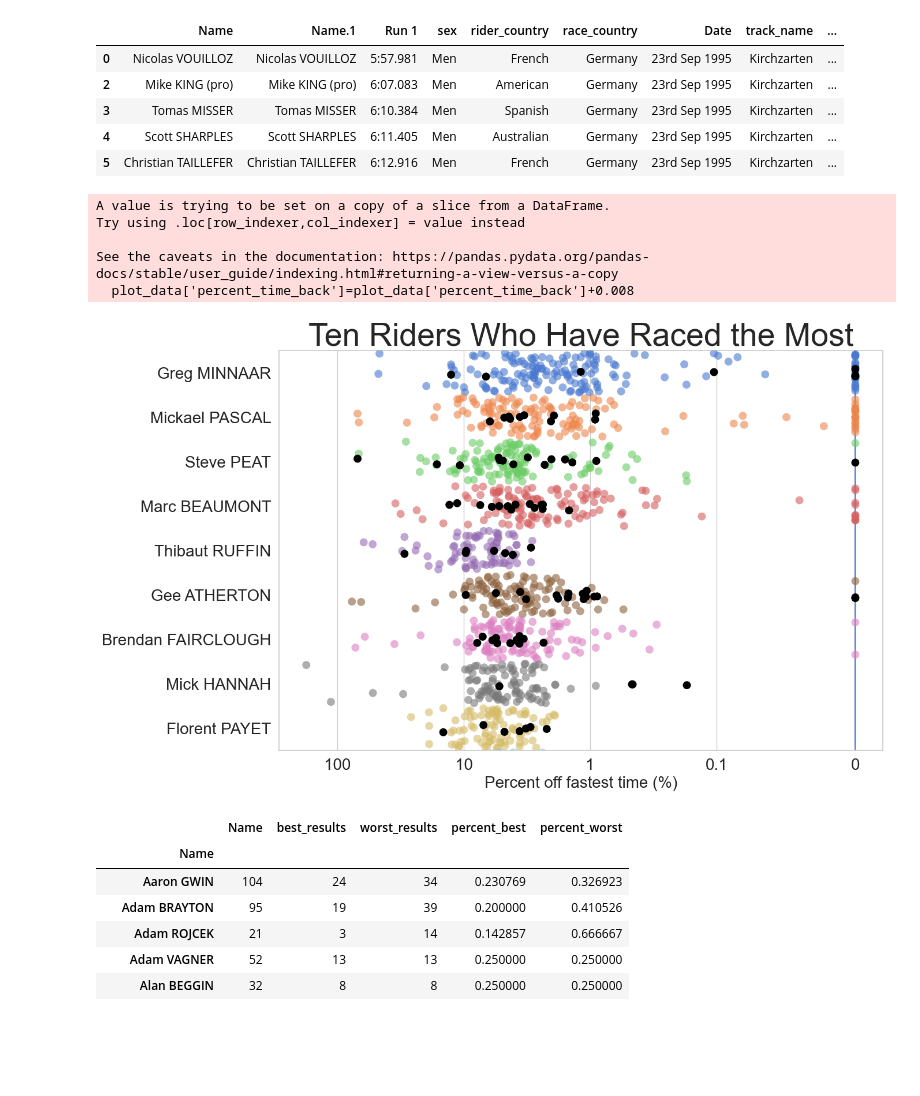
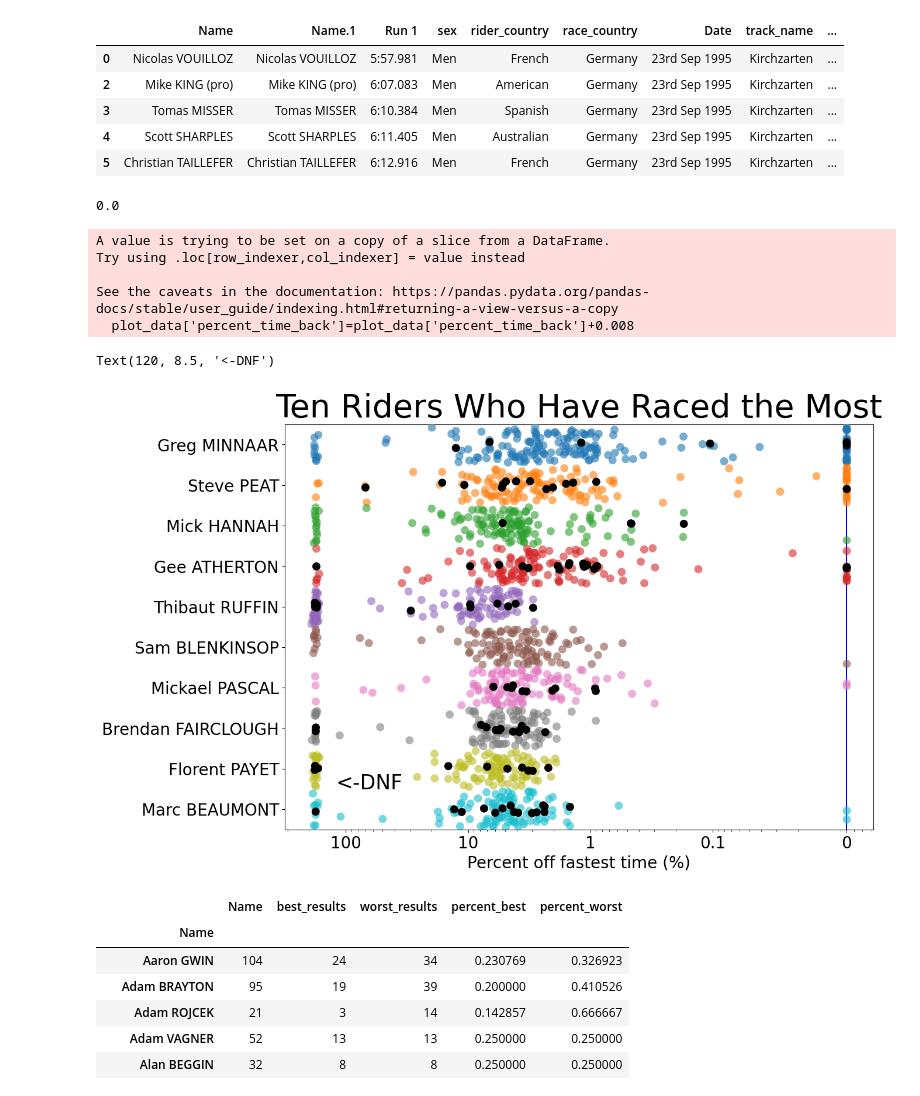
Before and after one commit to nathantomczyk/world_cup_downhill_data_science, a Jupyter notebook: Exploratory_Data_Analysis_and_transformation.ipynb, the cells around one changed output. Saved outputs shown, nothing was run; the diff lists cells and outputs as text; code cells hidden in the pictures; blank space fills up the shorter version.

Commit message:
Built two Rshiny apps for the project, reran python code too to update the figures

```diff
--- a/Exploratory_Data_Analysis_and_transformation.ipynb
+++ b/Exploratory_Data_Analysis_and_transformation.ipynb
@@ -139,30 +139,39 @@ d.head()
 # %%
 most_races = d.groupby(['Name'])['Name'].count()
 top_ten=most_races.sort_values(ascending=False).head(10).index
-# %%
-plot_data=d[~d['Run 1'].isin(list(bad_results))]
-plot_data['percent_time_back']=plot_data['percent_time_back']+0.008
-home_races=plot_data[plot_data['home_race']==1]
-# %% [output]
-A value is trying to be set on a copy of a slice from a DataFrame.
-Try using .loc[row_indexer,col_indexer] = value instead
-
-See the caveats in the documentation: https://pandas.pydata.org/pandas-docs/stable/user_guide/indexing.html#returning-a-view-versus-a-copy
-  plot_data['percent_time_back']=plot_data['percent_time_back']+0.008
+# %%
+min(d.loc[d['Name']=='Steve PEAT','percent_time_back'])
+# %% [output]
+0.0
+# %%
+plot_data=d[d['Name'].isin(list(top_ten))]
+plot_data['percent_time_back']=plot_data['percent_time_back']+0.008
+plot_data.loc[plot_data['Run 1'].isin(list(bad_results)),'percent_time_back']=max(plot_data['percent_time_back'])+np.random.normal(loc=0, scale=5, size=len(plot_data.loc[plot_data['Run 1'].isin(list(bad_results)),'percent_time_back']))
+#plot_data.loc[plot_data['Run 1'].isin(list(bad_results)),'DNF']='yes'
+home_races=plot_data[plot_data['home_race']==1]
+# %% [output]
+A value is trying to be set on a copy of a slice from a DataFrame.
+Try using .loc[row_indexer,col_indexer] = value instead
+
+See the caveats in the documentation: https://pandas.pydata.org/pandas-docs/stable/user_guide/indexing.html#returning-a-view-versus-a-copy
+  plot_data['percent_time_back']=plot_data['percent_time_back']+0.008
 # %%
-ax=sns.stripplot(data=plot_data[plot_data['Name'].isin(list(top_ten))],x='percent_time_back',y="Name",order=list(top_ten),alpha=0.6,
+plt.figure(figsize=(13,9))
+ax=sns.stripplot(data=plot_data,x='percent_time_back',y="Name",order=list(top_ten),alpha=0.6,
              jitter=0.45,size=10)
-sns.stripplot(data=home_races[home_races['Name'].isin(list(top_ten))],x='percent_time_back',order=list(top_ten),y="Name",palette=['black'],size=10, ax=ax)
+sns.stripplot(data=home_races,x='percent_time_back',order=list(top_ten),y="Name",palette=['black'],size=10, ax=ax)
 plt.xlabel("Percent off fastest time (%)", fontsize=20)
 plt.ylabel("")
 plt.title('Ten Riders Who Have Raced the Most', fontsize=40)
 plt.tick_params(axis='both', which='major', labelsize=20)
 plt.xscale('log')
 plt.xticks([0.008,0.1,1,10,100],['0','0.1','1','10','100'])
 plt.axvline(x = 0.008, color = 'b', label = 'Race winning time')
 plt.gca().invert_xaxis()
+ax.annotate("<-DNF", xy=(120, 8.5), xycoords='data',fontsize=25)
 # %% [output]
+Text(120, 8.5, '<-DNF')
-[figure, old version]
+[figure, new version]
 # %%
 d.to_csv("data/cleaned_downhill_data.csv")
 # %%
```
Also changed, not shown: parts of 5 cells of this notebook, 13 other files.
